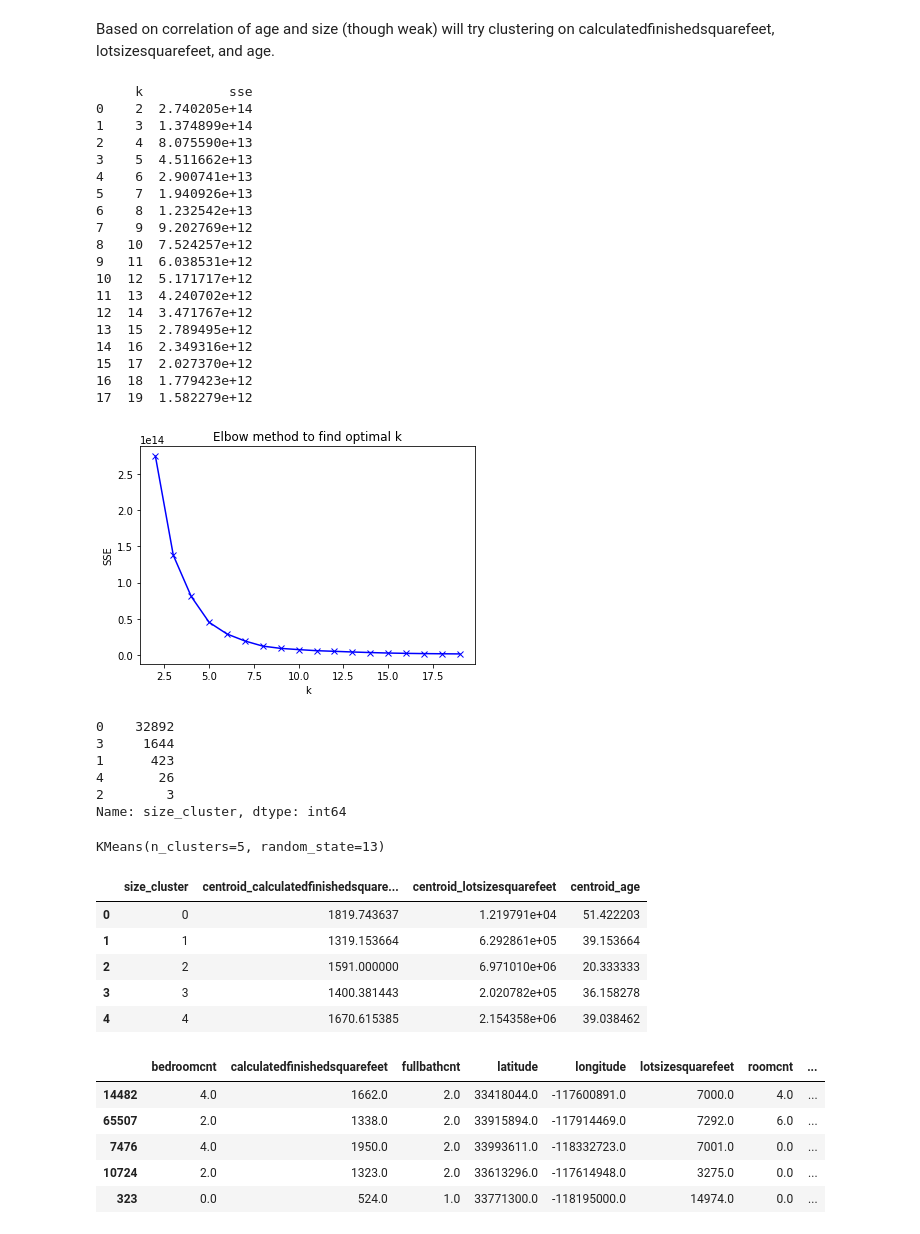
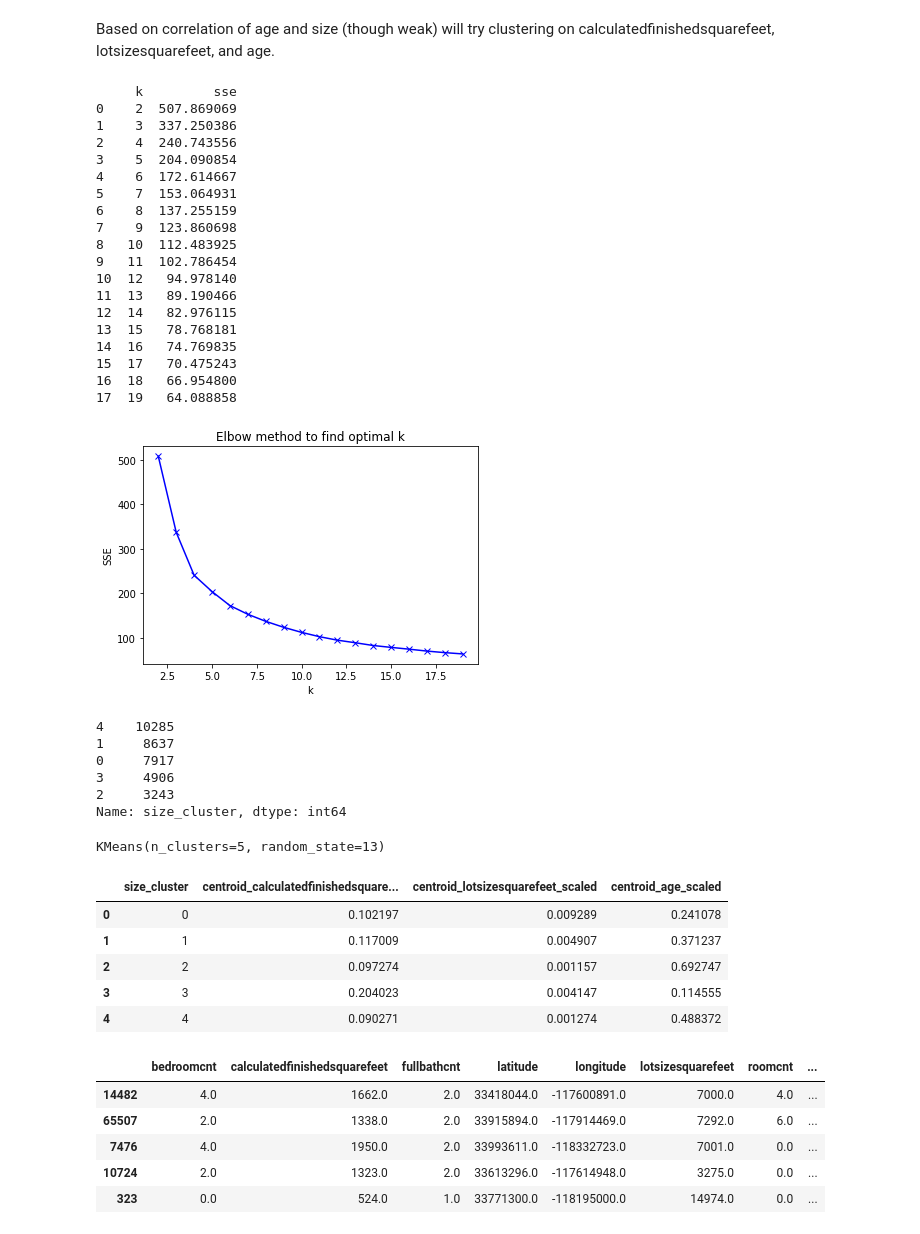
Before and after one commit to RyvynYoung/Zillow_Clustering_Project, a Jupyter notebook: mvp.ipynb, the cells around one changed output. Drawn from its saved outputs; the diff is of its cells as text; code cells hidden in the pictures.

```diff
--- a/mvp.ipynb
+++ b/mvp.ipynb
@@ -173,44 +173,44 @@ The p-value is less than alpha so we reject the null hypothesis, though the r va
 # %% [markdown]
 Based on correlation of age and size (though weak) will try clustering on calculatedfinishedsquarefeet, lotsizesquarefeet, and age.
 # %%
-cluster_vars = ['calculatedfinishedsquarefeet', 'lotsizesquarefeet', 'age']
+cluster_vars = ['calculatedfinishedsquarefeet_scaled', 'lotsizesquarefeet_scaled', 'age_scaled']
 explore.elbow_plot(X_train_scaled, cluster_vars)
 # based on this will use 5 as k value
 # %% [output]
-     k           sse
-0    2  2.740205e+14
-1    3  1.374899e+14
-2    4  8.075590e+13
-3    5  4.511662e+13
-4    6  2.900741e+13
-5    7  1.940926e+13
-6    8  1.232542e+13
-7    9  9.202769e+12
-8   10  7.524257e+12
-9   11  6.038531e+12
-10  12  5.171717e+12
-11  13  4.240702e+12
-12  14  3.471767e+12
-13  15  2.789495e+12
-14  16  2.349316e+12
-15  17  2.027370e+12
-16  18  1.779423e+12
-17  19  1.582279e+12
+     k         sse
+0    2  507.869069
+1    3  337.250386
+2    4  240.743556
+3    5  204.090854
+4    6  172.614667
+5    7  153.064931
+6    8  137.255159
+7    9  123.860698
+8   10  112.483925
+9   11  102.786454
+10  12   94.978140
+11  13   89.190466
+12  14   82.976115
+13  15   78.768181
+14  16   74.769835
+15  17   70.475243
+16  18   66.954800
+17  19   64.088858
-[figure, old version]
+[figure, new version]
 # %%
 k=5
 cluster_col_name = 'size_cluster'
 train_clusters, kmeans = explore.run_kmeans(X_train_scaled, X_train, cluster_vars, k, cluster_col_name)
-# %%
-train_clusters.size_cluster.value_counts()
-# based on this distribution this clustering may not be that helpful
-# %% [output]
-0    32892
-3     1644
-1      423
-4       26
-2        3
-Name: size_cluster, dtype: int64
+# %%
+train_clusters.size_cluster.value_counts()
+# pretty good dispersal of values
+# %% [output]
+4    10285
+1     8637
+0     7917
+3     4906
+2     3243
+Name: size_cluster, dtype: int64
 # %%
 kmeans
 # %% [output]
@@ -220,12 +220,12 @@ centroids = explore.get_centroids(kmeans, cluster_vars, cluster_col_name)
 # %%
 centroids
 # %% [output]
-|  | size_cluster | centroid_calculatedfinishedsquare... | centroid_lotsizesquarefeet | centroid_age |
-| 0 | 0 | 1819.743637 | 1.219791e+04 | 51.422203 |
-| 1 | 1 | 1319.153664 | 6.292861e+05 | 39.153664 |
-| 2 | 2 | 1591.000000 | 6.971010e+06 | 20.333333 |
-| 3 | 3 | 1400.381443 | 2.020782e+05 | 36.158278 |
-| 4 | 4 | 1670.615385 | 2.154358e+06 | 39.038462 |
+|  | size_cluster | centroid_calculatedfinishedsquare... | centroid_lotsizesquarefeet_scaled | centroid_age_scaled |
+| 0 | 0 | 0.102197 | 0.009289 | 0.241078 |
+| 1 | 1 | 0.117009 | 0.004907 | 0.371237 |
+| 2 | 2 | 0.097274 | 0.001157 | 0.692747 |
+| 3 | 3 | 0.204023 | 0.004147 | 0.114555 |
+| 4 | 4 | 0.090271 | 0.001274 | 0.488372 |
 # %%
 X_train, X_train_scaled = explore.add_to_train(X_train, train_clusters, X_train_scaled, centroids, cluster_col_name)
 # %%
```
Also changed, not shown: parts of 27 cells of this notebook, 1 other file.
